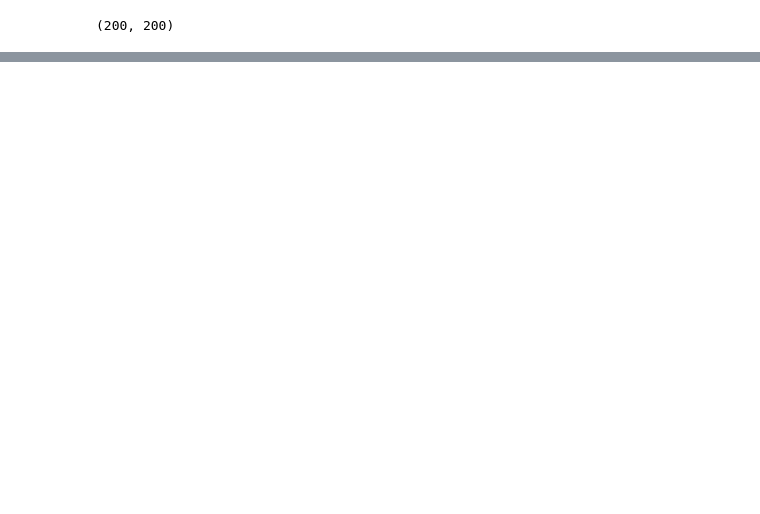
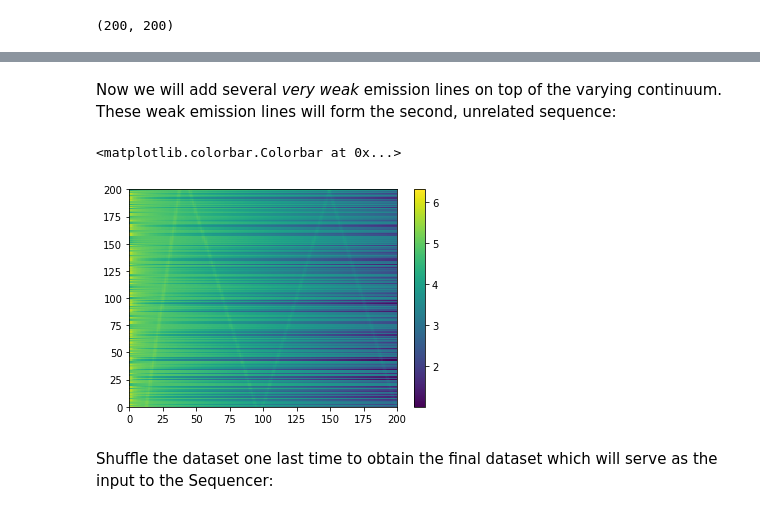
Before and after one commit to dalya/Sequencer, a Jupyter notebook: examples/beyond_1D_sequence.ipynb, the cells around one changed output, grey strips where cells are left out. Saved outputs shown, nothing was run; the diff lists cells and outputs as text; code cells hidden in the pictures; blank space fills up the shorter version.

```diff
--- a/examples/beyond_1D_sequence.ipynb
+++ b/examples/beyond_1D_sequence.ipynb
@@ -46,0 +74,43 @@ plt.colorbar()
+# %% [markdown]
+Now we will add several *very weak* emission lines on top of the varying continuum. These weak emission lines will form the second, unrelated sequence:
+# %%
+x = numpy.linspace(0, 400, 200)
+
+# narrow pulses properties
+mu_list_1 = numpy.linspace(25*2, 50*2, 200) - 25
+mu_list_2 =  numpy.linspace(190, 90, 200)
+mu_list_3 = numpy.linspace(100*2, 150*2, 200)
+mu_list_4 = numpy.linspace(400, 150*2, 200)
+sigma_val = 2.
+
+objects_list = []
+for i in range(200):
+    # define the continuum
+    continuum_val = y_list_shuffled[i]
+
+    # define iid Gaussian noise that you will add to these objects
+    noise = numpy.random.normal(loc=0, scale=0.005, size=len(continuum_val))
+
+    # define the narrow pulses
+    mu_val_1 = mu_list_1[i]
+    mu_val_2 = mu_list_2[i]
+    mu_val_3 = mu_list_3[i]
+    mu_val_4 = mu_list_4[i]
+    narrow_pulses = 0.2 * numpy.exp(-(mu_val_1 - x)**2/(2*sigma_val**2)) + \
+                    0.2 * numpy.exp(-(mu_val_2 - x)**2/(2*sigma_val**2)) + \
+                    0.2 * numpy.exp(-(mu_val_3 - x)**2/(2*sigma_val**2)) + \
+                    0.2 * numpy.exp(-(mu_val_4 - x)**2/(2*sigma_val**2))
+
+    # define the total object
+    total_object = 1. + continuum_val + noise + narrow_pulses
+    objects_list.append(total_object)
+
+objects_list = numpy.array(objects_list)
+
+plt.pcolormesh(objects_list)
+plt.colorbar()
+# %% [output]
+<matplotlib.colorbar.Colorbar at 0x...>
+[figure, added]
+# %% [markdown]
+Shuffle the dataset one last time to obtain the final dataset which will serve as the input to the Sequencer:
```
Also changed, not shown: parts of 34 cells of this notebook, 6 other files.
